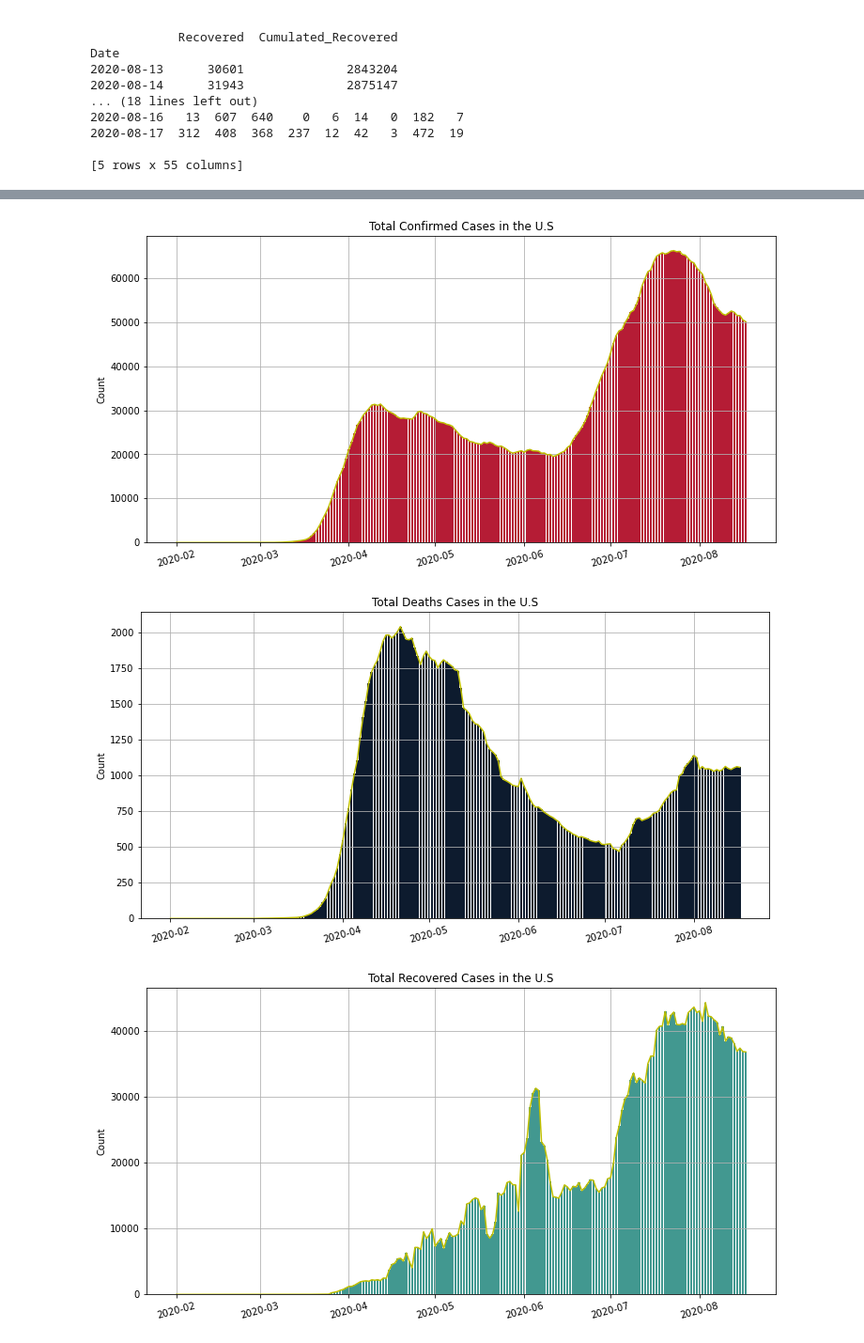
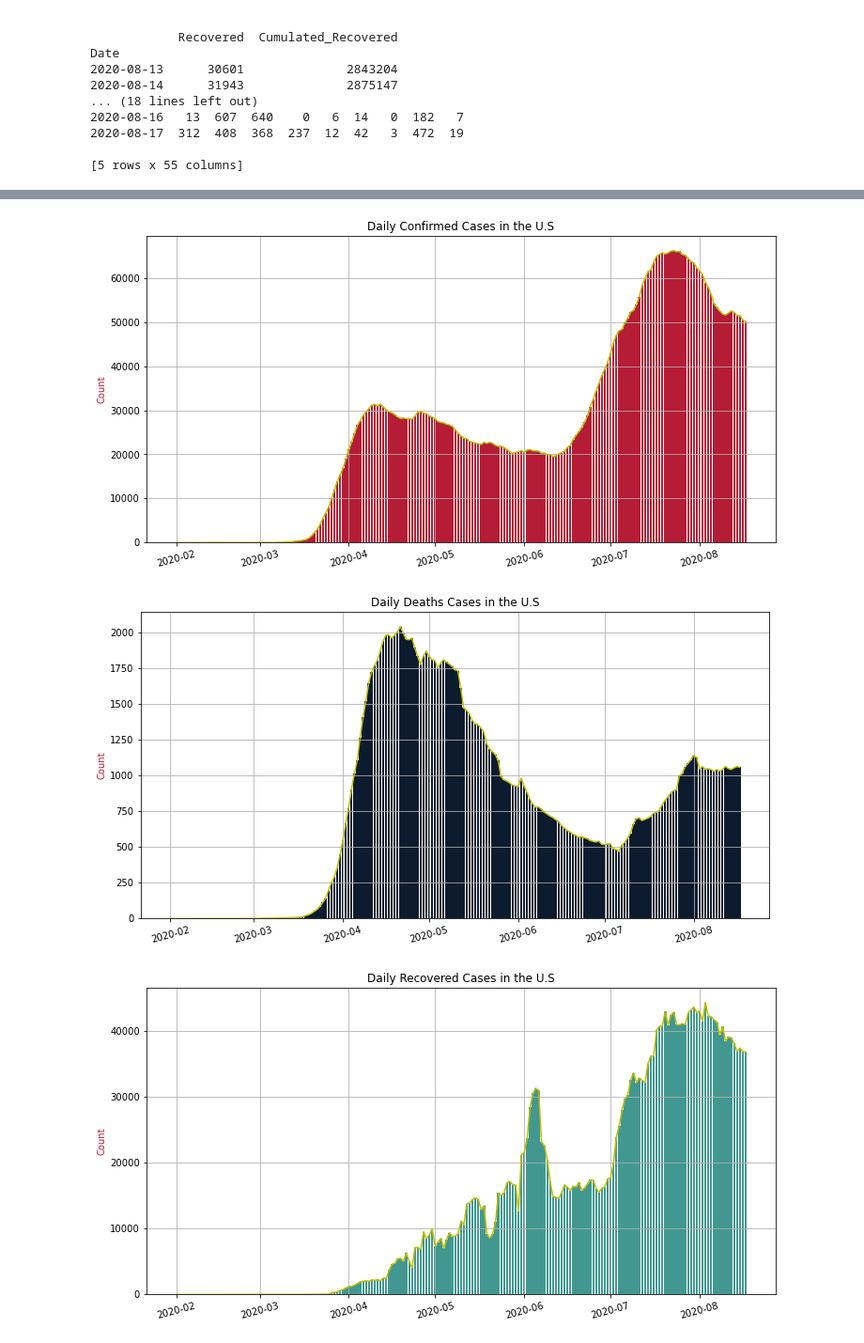
Before and after one commit to calldrj/COVID19.DataMining, a Jupyter notebook: COVID-19.Visualization.ipynb, the cells around one changed output, grey strips where cells are left out. Shown at 94% size. Cells and saved outputs as stored; diff of their text form; code cells hidden in the pictures.

```diff
--- a/COVID-19.Visualization.ipynb
+++ b/COVID-19.Visualization.ipynb
@@ -72,21 +73,21 @@ plt.show()
 # %%
 cases = {colors[0]: 'Confirmed', colors[1]: 'Deaths', colors[2]: 'Recovered'}
 rolling_window = 7
 rolling_us = df_us[cases.values()].rolling(rolling_window).mean()
 
 for color , case in cases.items():
     plt.bar(rolling_us.index, rolling_us[case], color=color)
     plt.plot(rolling_us.index, rolling_us[case], color='y')
-    plt.ylabel('Count')
+    plt.ylabel('Count', color=colors[0])
     plt.xticks(rotation=15)
     plt.grid()
-    plt.title('Total {} Cases in the U.S'.format(case))
+    plt.title('Daily {} Cases in the U.S'.format(case))
     plt.gcf().set_size_inches(12,6)
     plt.show()
 # %% [output]
-[figure, old version]
+[figure, new version]
-[figure, old version]
+[figure, new version]
-[figure, old version]
+[figure, new version]
 # %%
 rolling_states = df_st.rolling(rolling_window).mean()
 
```
Also changed, not shown: parts of 7 cells of this notebook.
